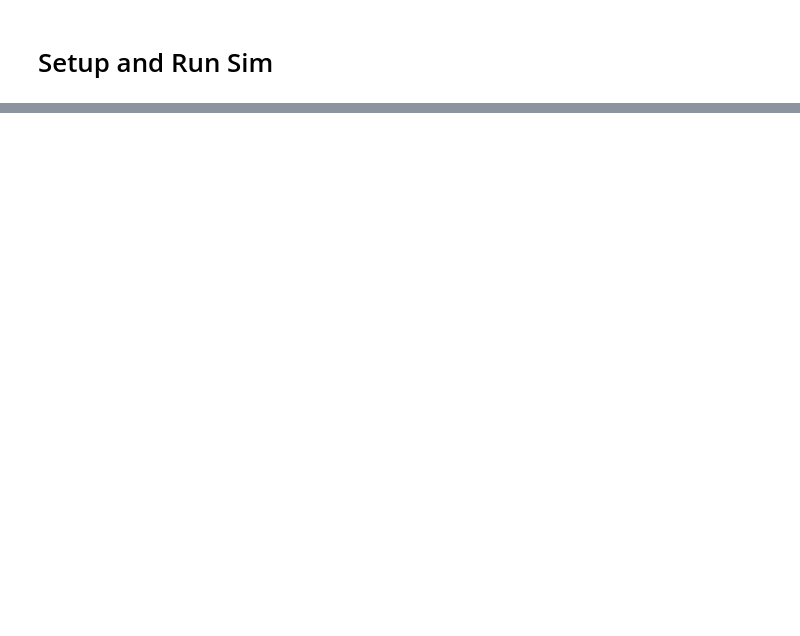
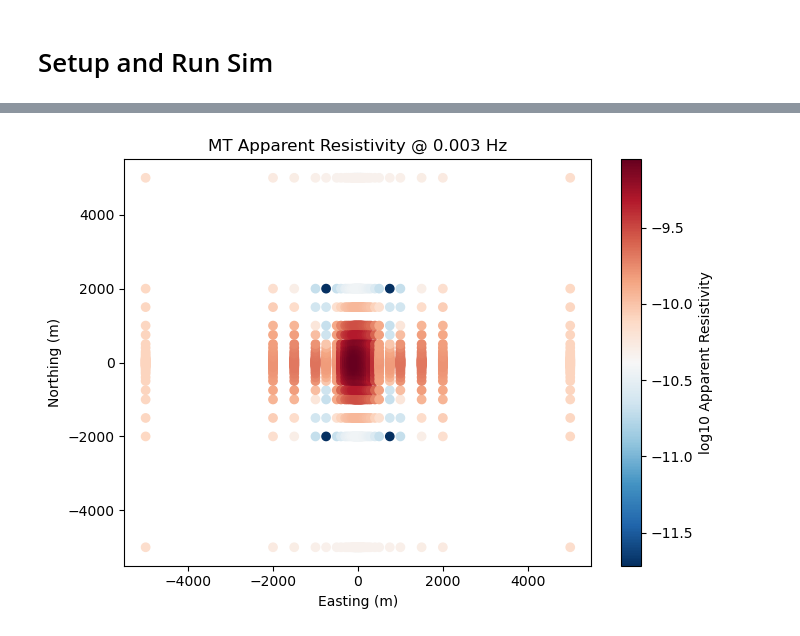
Before and after one commit to RylanDS7/MT3DINV4-Sphere-Forward-Model, a Jupyter notebook: sphere_mt.ipynb, the cells around one changed output, grey strips where cells are left out. Saved outputs shown, nothing was run; the diff lists cells and outputs as text; code cells hidden in the pictures; blank space fills up the shorter version.

```diff
--- a/sphere_mt.ipynb
+++ b/sphere_mt.ipynb
@@ -57,11 +57,11 @@ rx_locs = []
 
 for x in x_positions:
     for y in y_positions:
-        loc = [x,y]
+        loc = [x,y,0]
         rx_locs += loc
 
 rx_locs = np.array(rx_locs)
-rx_locs = rx_locs.reshape(2025,2)
+rx_locs = rx_locs.reshape(2025,3)
 # %%
 plt.scatter(rx_locs[:,0], rx_locs[:,1])
 # %% [output]
@@ -148,3 +137,23 @@ plt.show()
+# %%
+low_freq = 0.001
+high_freq = 10000
+samples_per_dec = 10
+
+freqs = np.logspace(-3, 4, 10*7+1)
+
+source_list = []
+
+for f in freqs:
+    rx_list = [
+        nsem.receivers.Impedance(rx_locs, orientation='xy', component='real'),
+        nsem.receivers.Impedance(rx_locs, orientation='xy', component='imag'),
+        nsem.receivers.Impedance(rx_locs, orientation='yx', component='real'),
+        nsem.receivers.Impedance(rx_locs, orientation='yx', component='imag'),
+    ]
+
+    source_list.append(nsem.sources.PlanewaveXYPrimary(rx_list, frequency=f, sigma_primary=conductivity_model))
+
+survey = nsem.survey.Survey(source_list)
 # %% [markdown]
 # Setup and Run Sim
 # %%
@@ -164,0 +176,19 @@ PardisoError: Analysis step error, not enough memory
+# %%
+import matplotlib.pyplot as plt
+
+# Reshape apparent resistivity for a single frequency
+freq_idx = 5  # pick a frequency index
+n_rx = len(rx_locs)
+
+rho_xy = np.abs(dpred.reshape(len(freqs), -1)[freq_idx, :n_rx])
+
+plt.figure(figsize=(7, 5))
+plt.scatter(rx_locs[:, 0], rx_locs[:, 1], c=np.log10(rho_xy), cmap='RdBu_r')
+plt.colorbar(label='log10 Apparent Resistivity')
+plt.title(f'MT Apparent Resistivity @ {freqs[freq_idx]:.3f} Hz')
+plt.xlabel('Easting (m)')
+plt.ylabel('Northing (m)')
+plt.tight_layout()
+plt.show()
+# %% [output]
+[figure, added]
```
Also changed, not shown: parts of 7 cells of this notebook.
